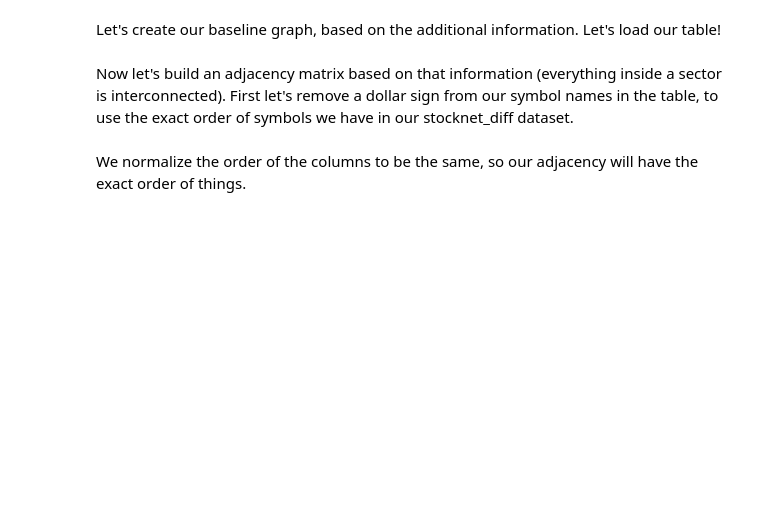
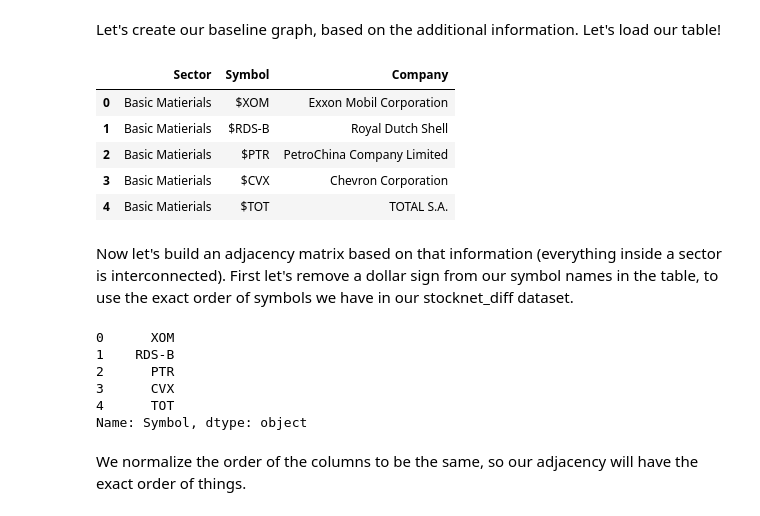
Before and after one commit to strategy155/gdl-usi-2024-spring, a Jupyter notebook: GDL_Spring_2024_Project.ipynb, the cells around one changed output. Saved outputs shown, nothing was run; the diff lists cells and outputs as text; code cells hidden in the pictures; blank space fills up the shorter version.

```diff
--- a/GDL_Spring_2024_Project.ipynb
+++ b/GDL_Spring_2024_Project.ipynb
@@ -56,15 +90,33 @@ stocknet_diff.head()
 # %% [markdown]
 Let's create our baseline graph, based on the additional information. Let's load our table!
 # %%
-!wget https://raw.githubusercontent.com/yumoxu/stocknet-dataset/master/StockTable --output-document "stocktable.tsv"
+if IN_COLAB:
+    !wget https://raw.githubusercontent.com/yumoxu/stocknet-dataset/master/StockTable --output-document "stocktable.tsv"
+    STOCKTABLES_PATH = pathlib.Path("stocktable.tsv")
+else:
+    STOCKTABLES_PATH = pathlib.Path("stocknet-dataset/StockTable")
 
-stock_sectors_df = pd.read_table("stocktable.tsv")
+stock_sectors_df = pd.read_table(STOCKTABLES_PATH)
 stock_sectors_df.head()
+# %% [output]
+|  | Sector | Symbol | Company |
+| 0 | Basic Matierials | $XOM | Exxon Mobil Corporation |
+| 1 | Basic Matierials | $RDS-B | Royal Dutch Shell |
+| 2 | Basic Matierials | $PTR | PetroChina Company Limited |
+| 3 | Basic Matierials | $CVX | Chevron Corporation |
+| 4 | Basic Matierials | $TOT | TOTAL S.A. |
 # %% [markdown]
 Now let's build an adjacency matrix based on that information (everything inside a sector is interconnected). First let's remove a dollar sign from our symbol names in the table, to use the exact order of symbols we have in our stocknet_diff dataset.
 # %%
 stock_sectors_df["Symbol"] =stock_sectors_df["Symbol"].str.lstrip("$")
 stock_sectors_df["Symbol"].head()
+# %% [output]
+0      XOM
+1    RDS-B
+2      PTR
+3      CVX
+4      TOT
+Name: Symbol, dtype: object
 # %% [markdown]
 We normalize the order of the columns to be the same, so our adjacency will have the exact order of things.
 # %%
```
Also changed, not shown: parts of 27 cells of this notebook, 2 other files.
